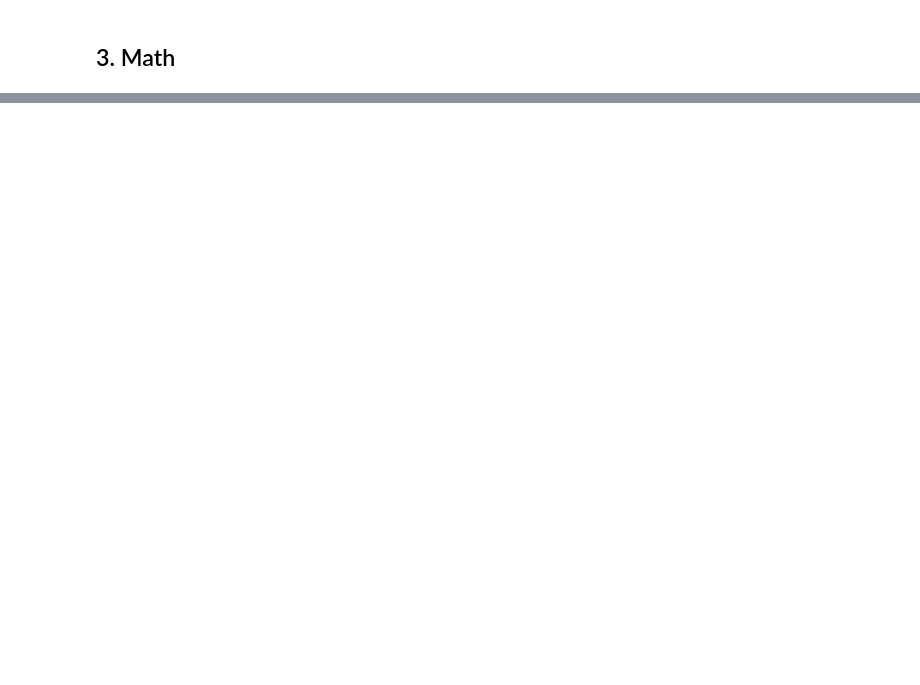
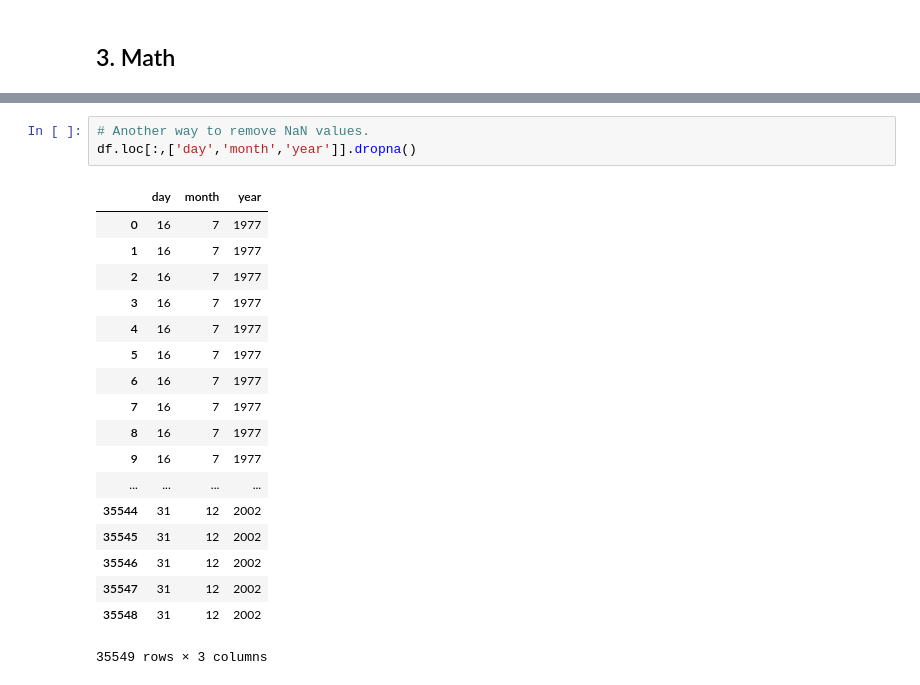
Before and after one commit to ComBEE-UW-Madison/PythonStudyGroup, a Jupyter notebook: 2018Fall/psg_2018-10-04.ipynb, the cells around one changed output, grey strips where cells are left out. Saved outputs shown, nothing was run; the diff lists cells and outputs as text; blank space fills up the shorter version.

```diff
--- a/2018Fall/psg_2018-10-04.ipynb
+++ b/2018Fall/psg_2018-10-04.ipynb
@@ -62,0 +344,22 @@ df.loc[:,['year','weight']].groupby(['year']).sum()
+# %%
+# Another way to remove NaN values.
+df.loc[:,['day','month','year']].dropna()
+# %% [output]
+|  | day | month | year |
+| 0 | 16 | 7 | 1977 |
+| 1 | 16 | 7 | 1977 |
+| 2 | 16 | 7 | 1977 |
+| 3 | 16 | 7 | 1977 |
+| 4 | 16 | 7 | 1977 |
+| 5 | 16 | 7 | 1977 |
+| 6 | 16 | 7 | 1977 |
+| 7 | 16 | 7 | 1977 |
+| 8 | 16 | 7 | 1977 |
+| 9 | 16 | 7 | 1977 |
+| ... | ... | ... | ... |
+| 35544 | 31 | 12 | 2002 |
+| 35545 | 31 | 12 | 2002 |
+| 35546 | 31 | 12 | 2002 |
+| 35547 | 31 | 12 | 2002 |
+| 35548 | 31 | 12 | 2002 |
+35549 rows × 3 columns
```
Also changed, not shown: parts of 31 cells of this notebook, 1 other file.
